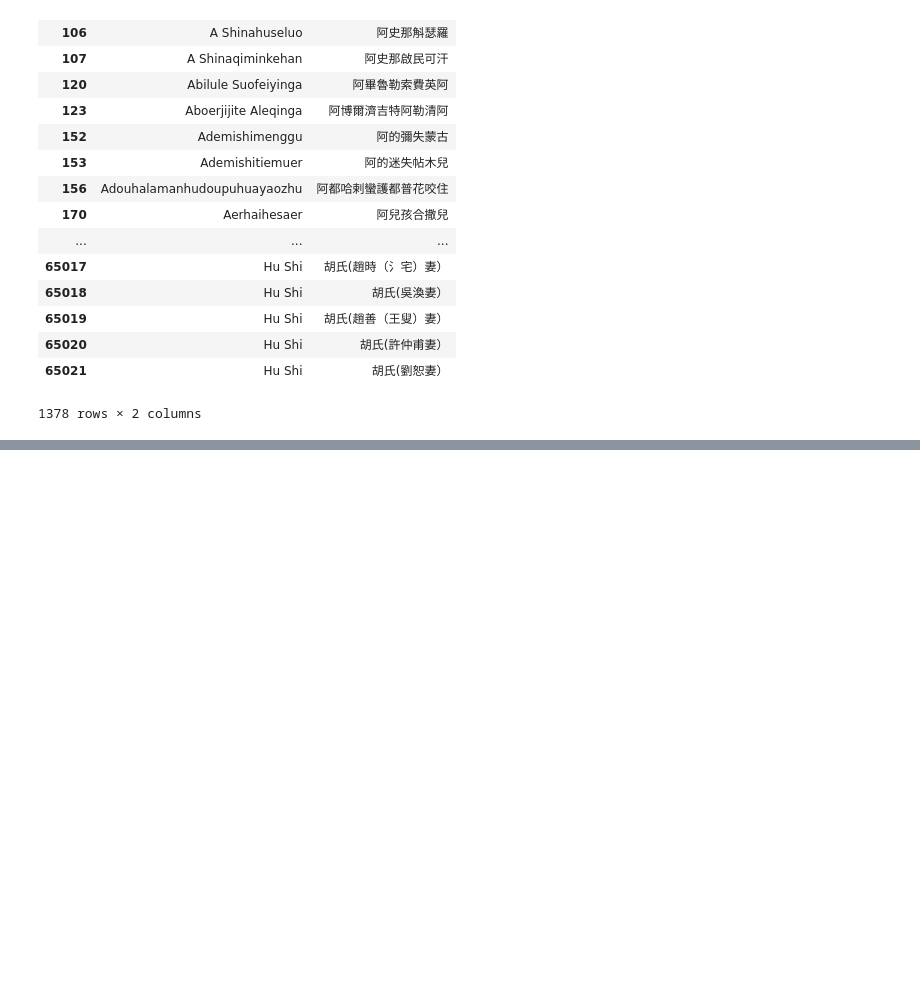
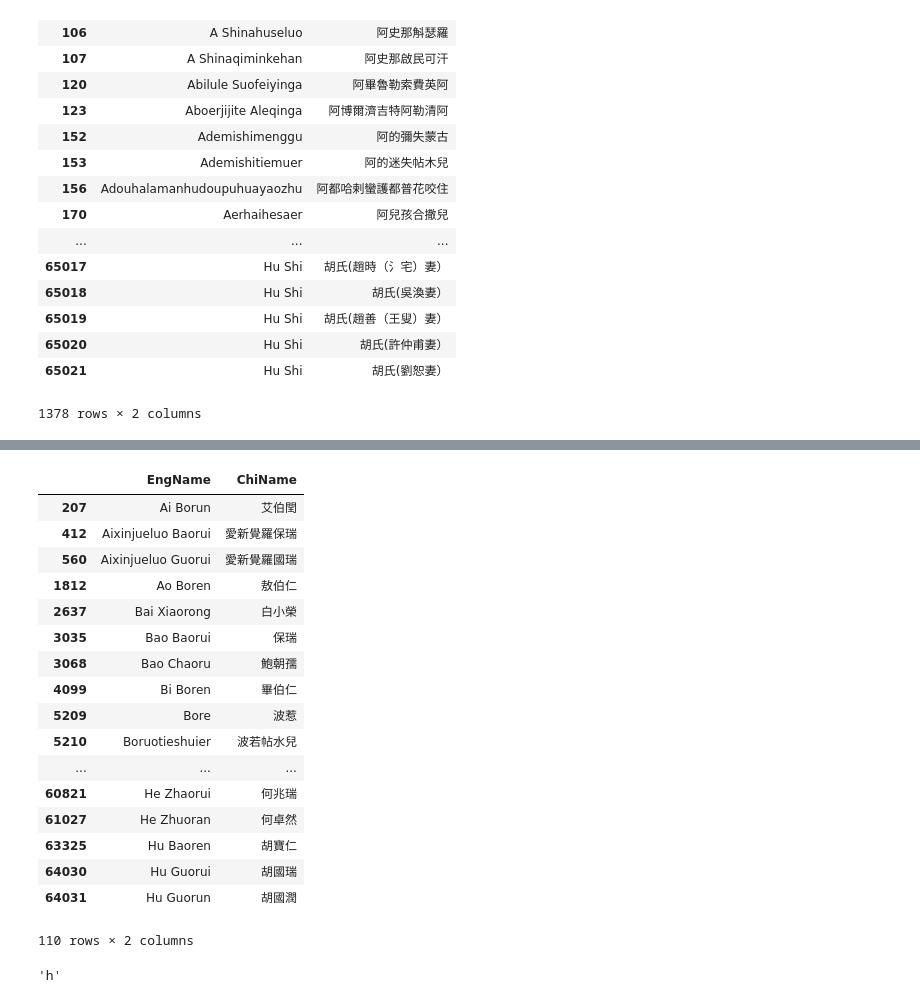
Before and after one commit to JHGFD82/ChineseSyllableCountGeneratorDraftNotes, a Jupyter notebook: Pinyin Syllable Count Generator.ipynb, the cells around one changed output, grey strips where cells are left out. Cells and saved outputs as stored; diff of their text form; code cells hidden in the pictures; blank space fills up the shorter version.

```diff
--- a/Pinyin Syllable Count Generator.ipynb
+++ b/Pinyin Syllable Count Generator.ipynb
@@ -400,0 +304,27 @@ names[names['EngName'].str.contains('er')][names['check'] == False]
+# %%
+names[names['EngName'].str.contains('or')]
+# %% [output]
+|  | EngName | ChiName |
+| 207 | Ai Borun | 艾伯閏 |
+| 412 | Aixinjueluo Baorui | 愛新覺羅保瑞 |
+| 560 | Aixinjueluo Guorui | 愛新覺羅國瑞 |
+| 1812 | Ao Boren | 敖伯仁 |
+| 2637 | Bai Xiaorong | 白小榮 |
+| 3035 | Bao Baorui | 保瑞 |
+| 3068 | Bao Chaoru | 鮑朝孺 |
+| 4099 | Bi Boren | 畢伯仁 |
+| 5209 | Bore | 波惹 |
+| 5210 | Boruotieshuier | 波若帖水兒 |
+| ... | ... | ... |
+| 60821 | He Zhaorui | 何兆瑞 |
+| 61027 | He Zhuoran | 何卓然 |
+| 63325 | Hu Baoren | 胡寶仁 |
+| 64030 | Hu Guorui | 胡國瑞 |
+| 64031 | Hu Guorun | 胡國潤 |
+110 rows × 2 columns
+# %%
+final = 'eyadh'
+len(final)
+final[len(final)-1]
+# %% [output]
+'h'
```
Also changed, not shown: parts of 11 cells of this notebook.
